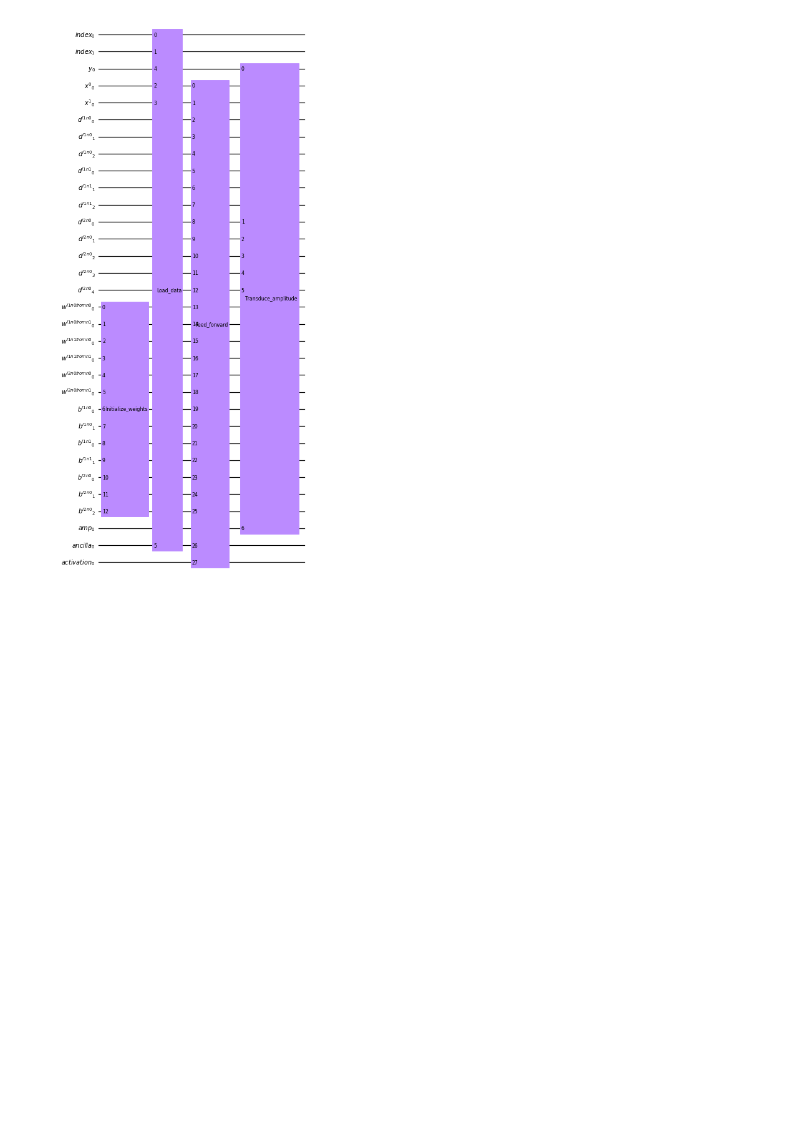
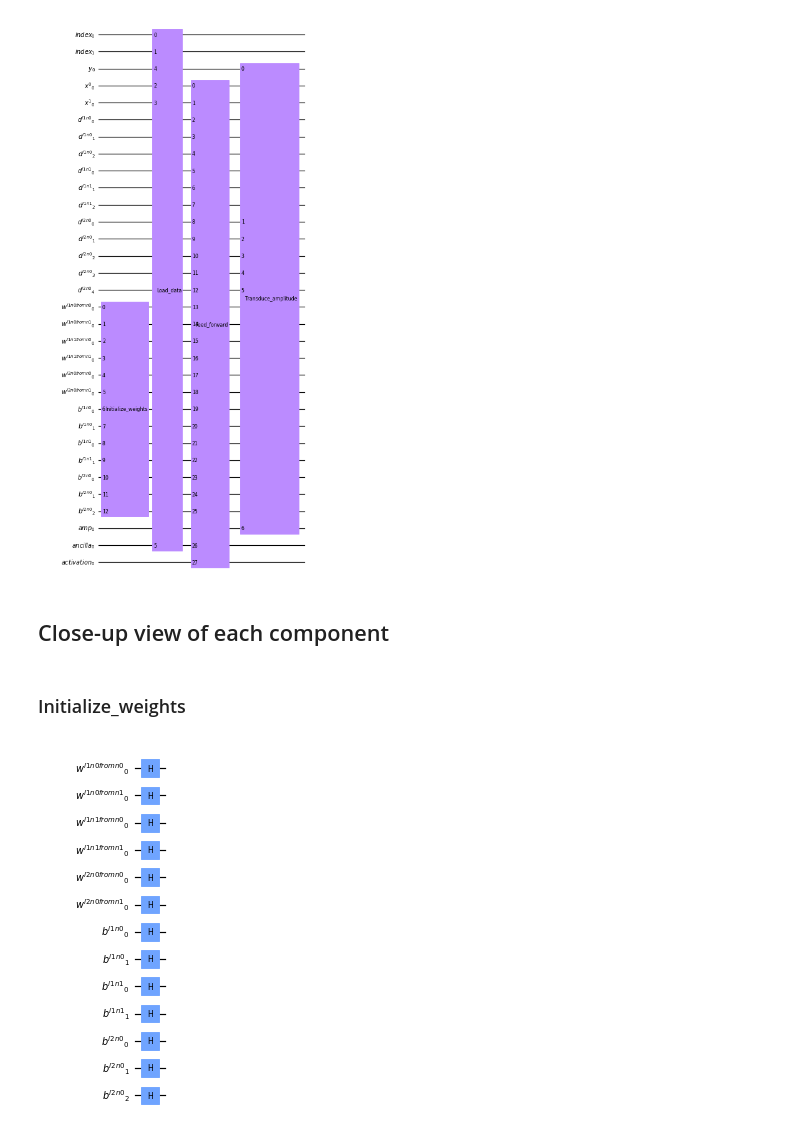
Before and after one commit to yiiyama/qc_random, a Jupyter notebook: quantum_mlp.ipynb, the cells around one changed output. Cells and saved outputs as stored; diff of their text form; code cells hidden in the pictures; blank space fills up the shorter version.

```diff
--- a/quantum_mlp.ipynb
+++ b/quantum_mlp.ipynb
@@ -33,3 +33,15 @@ circuit.draw('mpl', scale=0.6)
 # %% [output]
 32 qubits
 [figure]
+# %% [markdown]
+## Close-up view of each component
+# %%
+# Setting up the registers
+reg_input_index, reg_data_input_y, reg_data, reg_weights, reg_biases, reg_amp = setup_registers(layer_nodes, input_x, input_y, 1)
+# %% [markdown]
+### Initialize_weights
+# %%
+circuit = initialize_weights(reg_weights, reg_biases, gatify=0)
+circuit.draw('mpl', scale=0.6)
+# %% [output]
+[figure, added]
```
Also changed, not shown: parts of 8 cells of this notebook.
